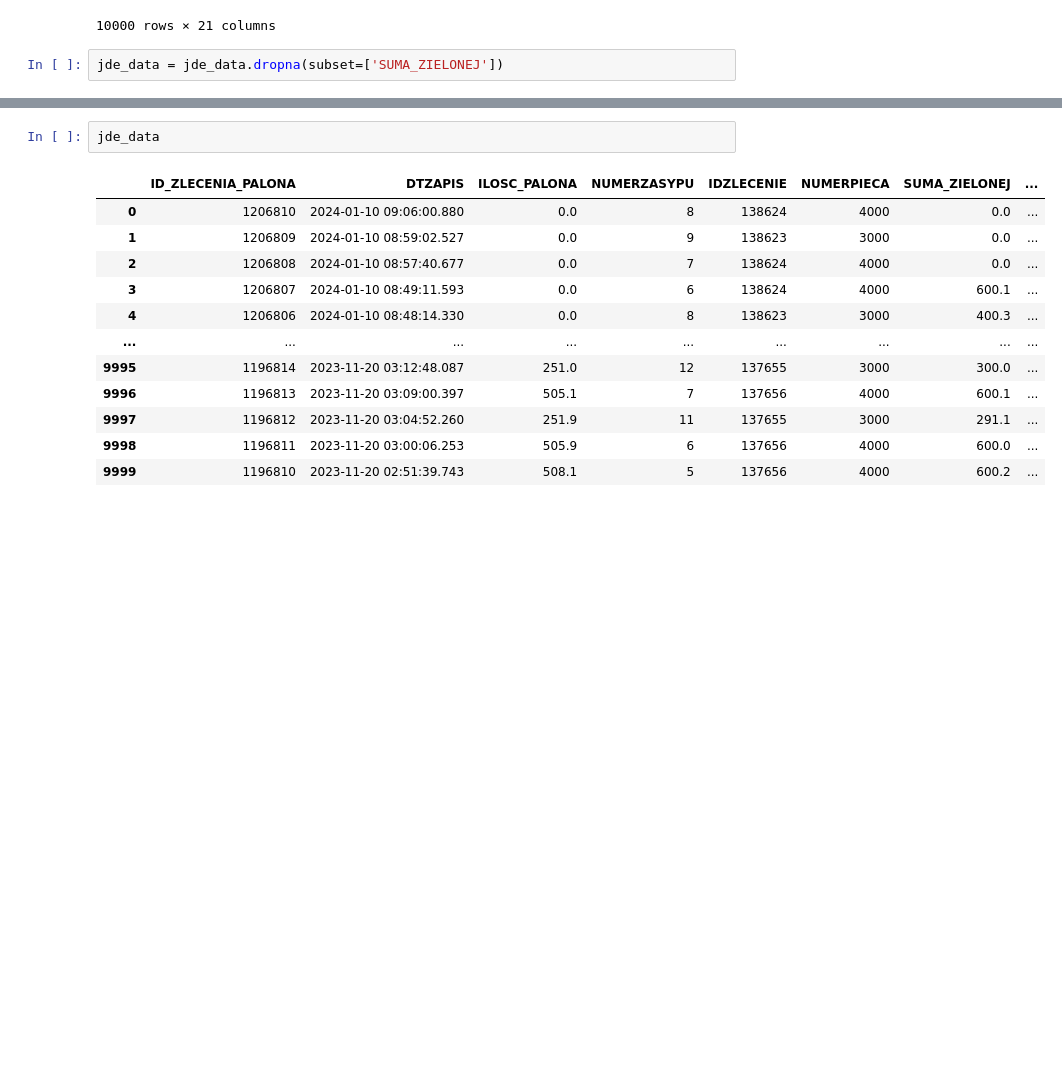
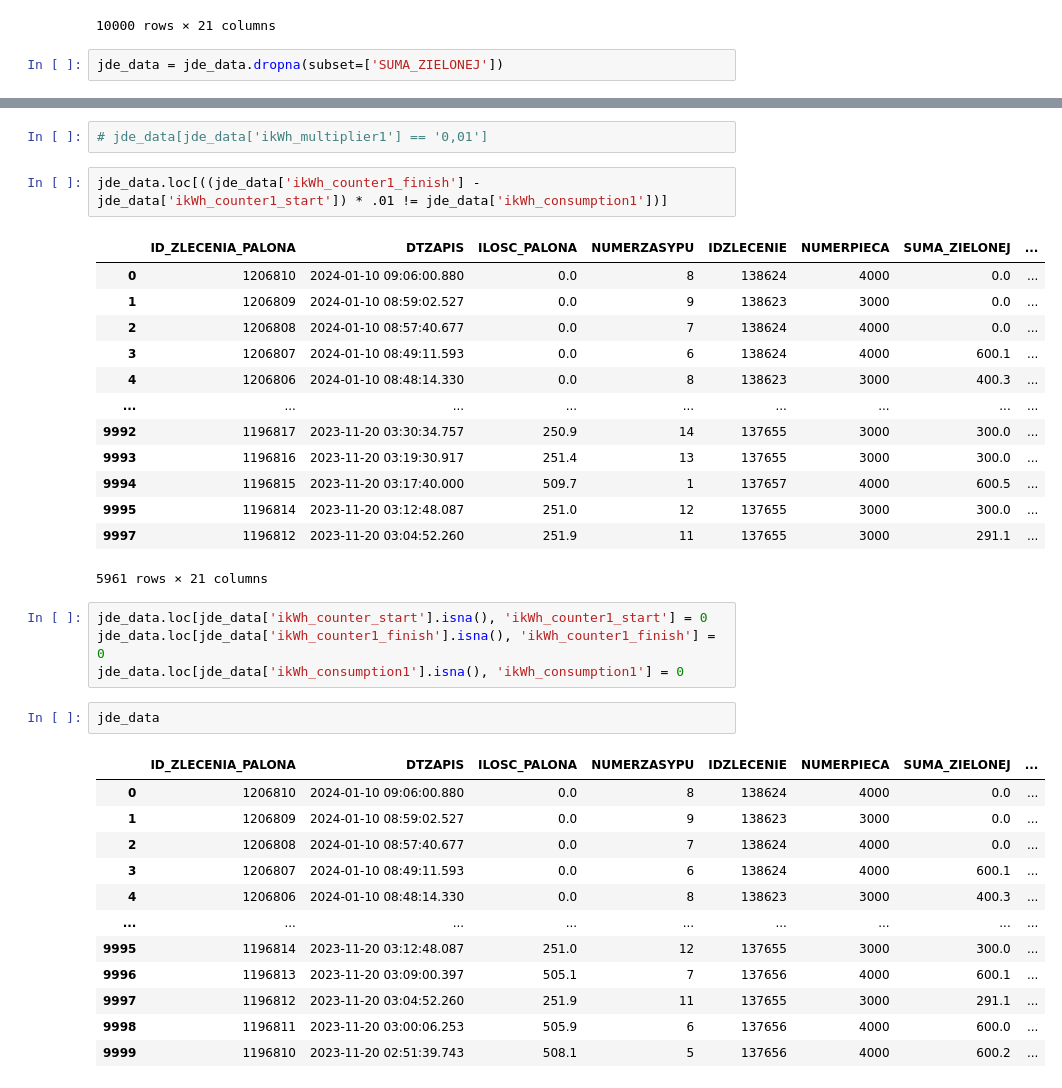
Before and after one commit to modebralski/jacobs, a Jupyter notebook: cleaning.ipynb, the cells around one changed output, grey strips where cells are left out. Saved outputs shown, nothing was run; the diff lists cells and outputs as text; blank space fills up the shorter version.

Commit message:
fill NaN in 3 columns

```diff
--- a/cleaning.ipynb
+++ b/cleaning.ipynb
@@ -387,3 +399,25 @@ jde_data = jde_data.dropna(subset=['SUMA_ZIELONEJ'])
+# %%
+# jde_data[jde_data['ikWh_multiplier1'] == '0,01']
+# %%
+jde_data.loc[((jde_data['ikWh_counter1_finish'] - jde_data['ikWh_counter1_start']) * .01 != jde_data['ikWh_consumption1'])]
+# %% [output]
+|  | ID_ZLECENIA_PALONA | DTZAPIS | ILOSC_PALONA | NUMERZASYPU | IDZLECENIE | NUMERPIECA | SUMA_ZIELONEJ | ... |
+| 0 | 1206810 | 2024-01-10 09:06:00.880 | 0.0 | 8 | 138624 | 4000 | 0.0 | ... |
+| 1 | 1206809 | 2024-01-10 08:59:02.527 | 0.0 | 9 | 138623 | 3000 | 0.0 | ... |
+| 2 | 1206808 | 2024-01-10 08:57:40.677 | 0.0 | 7 | 138624 | 4000 | 0.0 | ... |
+| 3 | 1206807 | 2024-01-10 08:49:11.593 | 0.0 | 6 | 138624 | 4000 | 600.1 | ... |
+| 4 | 1206806 | 2024-01-10 08:48:14.330 | 0.0 | 8 | 138623 | 3000 | 400.3 | ... |
+| ... | ... | ... | ... | ... | ... | ... | ... | ... |
+| 9992 | 1196817 | 2023-11-20 03:30:34.757 | 250.9 | 14 | 137655 | 3000 | 300.0 | ... |
+| 9993 | 1196816 | 2023-11-20 03:19:30.917 | 251.4 | 13 | 137655 | 3000 | 300.0 | ... |
+| 9994 | 1196815 | 2023-11-20 03:17:40.000 | 509.7 | 1 | 137657 | 4000 | 600.5 | ... |
+| 9995 | 1196814 | 2023-11-20 03:12:48.087 | 251.0 | 12 | 137655 | 3000 | 300.0 | ... |
+| 9997 | 1196812 | 2023-11-20 03:04:52.260 | 251.9 | 11 | 137655 | 3000 | 291.1 | ... |
+5961 rows × 21 columns
+# %%
+jde_data.loc[jde_data['ikWh_counter_start'].isna(), 'ikWh_counter1_start'] = 0
+jde_data.loc[jde_data['ikWh_counter1_finish'].isna(), 'ikWh_counter1_finish'] = 0
+jde_data.loc[jde_data['ikWh_consumption1'].isna(), 'ikWh_consumption1'] = 0
 # %%
 jde_data
 # %% [output]
```
Also changed, not shown: parts of 2 cells of this notebook.
